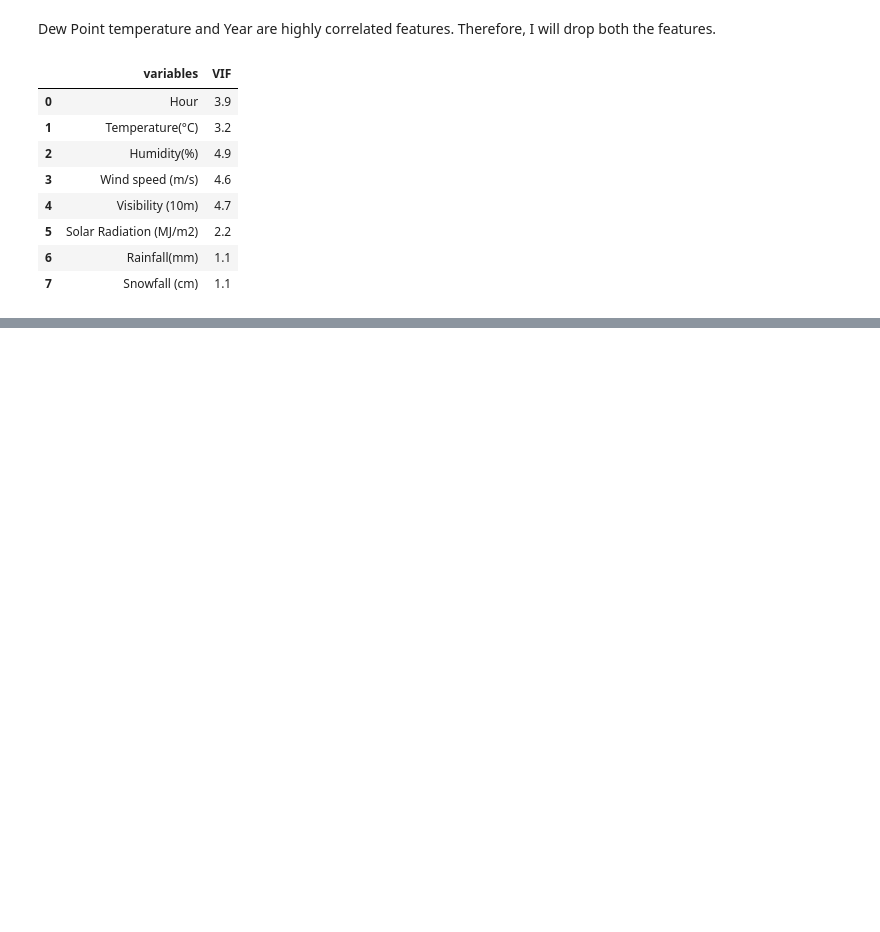
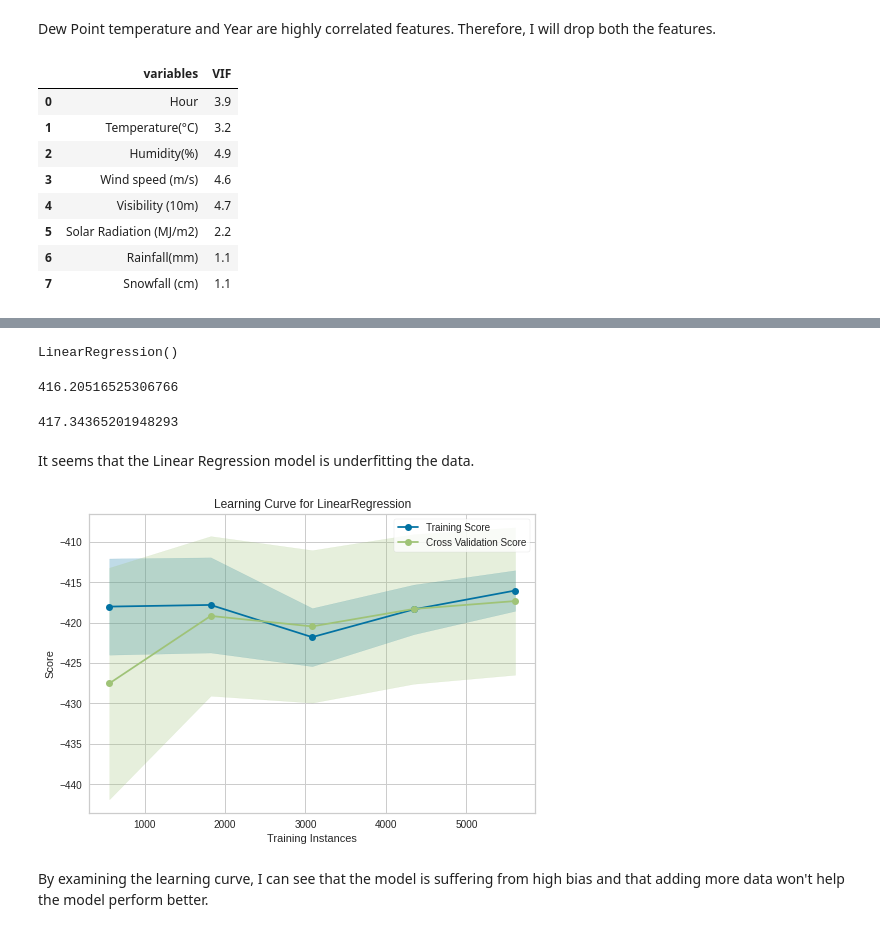
Before and after one commit to GODxFATHER/Bike-Sharing-Demand-Prediction, a Jupyter notebook: Individual_Bike_Sharing_Demand_Prediction_Capstone_Project.ipynb, the cells around one changed output, grey strips where cells are left out. Saved outputs shown, nothing was run; the diff lists cells and outputs as text; code cells hidden in the pictures; blank space fills up the shorter version.

```diff
--- a/Individual_Bike_Sharing_Demand_Prediction_Capstone_Project.ipynb
+++ b/Individual_Bike_Sharing_Demand_Prediction_Capstone_Project.ipynb
@@ -582,0 +800,11 @@ cal_vif(df[[i for i in df.describe().columns if i not in ["Rented Bike Count",'Y
+# %%
+# Visualize the learning curve of the model
+
+def plot_learning_curves(model, data_prepared, label_prepared):
+  '''
+  Visualize the learning curve of the model
+  '''
+  visualizer = LearningCurve(model, scoring = make_scorer(rmse, greater_is_better = False), cv = 5)
+  visualizer.fit(data_prepared, label_prepared)
+
+  visualizer.show()
@@ -582,0 +860,36 @@ cal_vif(df[[i for i in df.describe().columns if i not in ["Rented Bike Count",'Y
+# %%
+# Final data prepared after feature selection
+
+lr_data_prep = lr_features[lr_selc_features].copy()
+lr_test_data_prep  = lr_test_features[lr_selc_features].copy()
+# %%
+# Training the Linear Regression model
+
+lr = LinearRegression()
+lr.fit(lr_data_prep, bike_count)
+# %% [output]
+LinearRegression()
+# %%
+# Evaluating the performance of the model on training set
+
+lr_rmse = evaluate(model = lr, data_prepared = lr_data_prep, label_prepared = bike_count)
+lr_rmse
+# %% [output]
+416.20516525306766
+# %%
+# Evaluating the performance of the model using cross-validation
+
+lr_val_rmse = evaluate(model = lr, data_prepared = lr_data_prep, label_prepared = bike_count, cross_val = True)
+lr_val_rmse
+# %% [output]
+417.34365201948293
+# %% [markdown]
+It seems that the Linear Regression model is underfitting the data.
+# %%
+# Visualising the performance of the model on training and validation set using cross validation
+
+plot_learning_curves(model = lr, data_prepared = lr_data_prep, label_prepared = bike_count)
+# %% [output]
+[figure, added]
+# %% [markdown]
+By examining the learning curve, I can see that the model is suffering from high bias and that adding more data won't help the model perform better.
```
Also changed, not shown: parts of 53 cells of this notebook.
